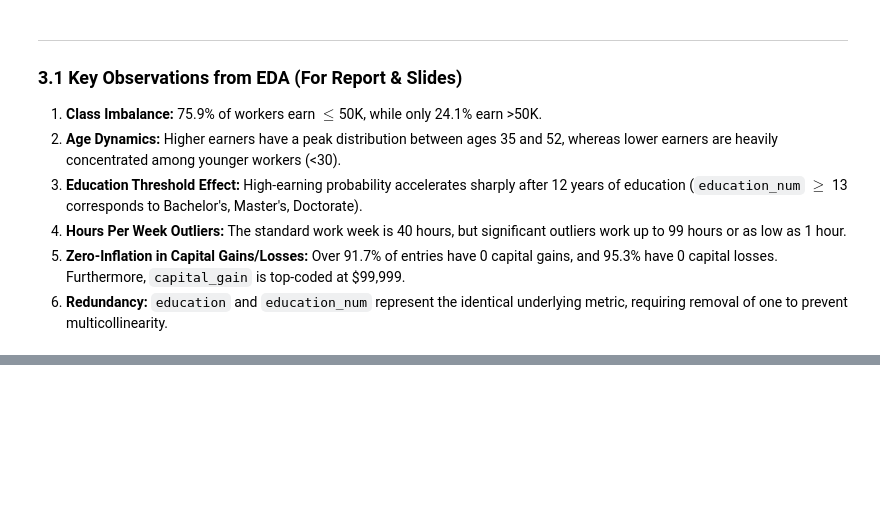
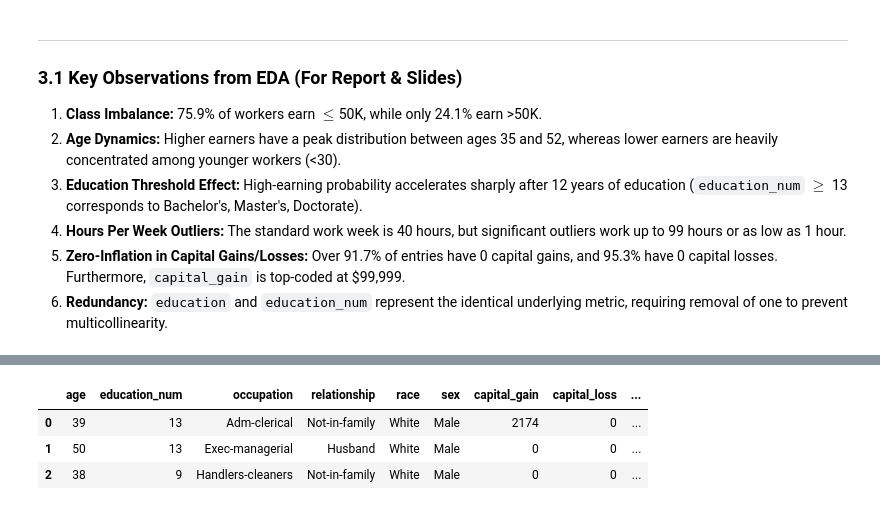
Before and after one commit to Mejri-Mehdi/Data-Prep-ML-Census-Income, a Jupyter notebook: notebooks/01_adult_census_data_prep_modeling.ipynb, the cells around one changed output, grey strips where cells are left out. Saved outputs shown, nothing was run; the diff lists cells and outputs as text; code cells hidden in the pictures; blank space fills up the shorter version.

Commit message:
data_prep_modeling data preparation and feature engineering

```diff
--- a/notebooks/01_adult_census_data_prep_modeling.ipynb
+++ b/notebooks/01_adult_census_data_prep_modeling.ipynb
@@ -229,0 +256,95 @@ Percentage of 0s in capital_loss: 95.33%
+# %%
+# 1. Clean Target Variable
+df_train['income'] = df_train['income'].str.rstrip('.')
+df_test['income']  = df_test['income'].str.rstrip('.')
+
+y_train = (df_train['income'] == '>50K').astype(int)
+y_test  = (df_test['income'] == '>50K').astype(int)
+
+# 2. Comprehensive Preprocessing & Feature Engineering Function
+def preprocess_census_data(df):
+    df = df.copy()
+
+    # Impute missing values with explicit category
+    df['workclass'] = df['workclass'].replace('?', 'Unknown')
+    df['occupation'] = df['occupation'].replace('?', 'Unknown')
+    df['native_country'] = df['native_country'].replace('?', 'Unknown')
+
+    # Marital status consolidation
+    marital_map = {
+        'Married-civ-spouse': 'Married',
+        'Married-AF-spouse': 'Married',
+        'Married-spouse-absent': 'Separated_Divorced',
+        'Divorced': 'Separated_Divorced',
+        'Separated': 'Separated_Divorced',
+        'Widowed': 'Widowed',
+        'Never-married': 'Never_Married'
+    }
+    df['marital_group'] = df['marital_status'].map(marital_map).fillna('Other')
+
+    # Native country consolidation
+    def map_country(country):
+        if country == 'United-States':
+            return 'United_States'
+        elif country in ['Mexico', 'Puerto-Rico', 'Cuba', 'Jamaica', 'Dominican-Republic',
+                         'Guatemala', 'El-Salvador', 'Columbia', 'Haiti', 'Nicaragua',
+                         'Peru', 'Ecuador', 'Trinadad&Tobago', 'Honduras']:
+            return 'Latin_America_Caribbean'
+        elif country in ['Philippines', 'India', 'China', 'Japan', 'Vietnam',
+                         'Taiwan', 'Iran', 'Hong', 'Thailand', 'Cambodia', 'Laos']:
+            return 'Asia'
+        elif country in ['Germany', 'England', 'Italy', 'Poland', 'Portugal',
+                         'Greece', 'Ireland', 'France', 'Yugoslavia', 'Scotland',
+                         'Hungary', 'Holand-Netherlands']:
+            return 'Europe'
+        else:
+            return 'Other_Region'
+
+    df['region'] = df['native_country'].apply(map_country)
+
+    # Workclass consolidation
+    def map_workclass(wc):
+        if wc in ['Federal-gov', 'Local-gov', 'State-gov']:
+            return 'Government'
+        elif wc in ['Self-emp-inc', 'Self-emp-not-inc']:
+            return 'Self_Employed'
+        elif wc == 'Private':
+            return 'Private'
+        else:
+            return 'Other_Unknown'
+    df['workclass_group'] = df['workclass'].apply(map_workclass)
+
+    # Feature Engineering
+    df['net_capital'] = df['capital_gain'] - df['capital_loss']
+    df['has_capital_gain'] = (df['capital_gain'] > 0).astype(int)
+    df['has_capital_loss'] = (df['capital_loss'] > 0).astype(int)
+    df['log_capital_gain'] = np.log1p(df['capital_gain'])
+    df['log_capital_loss'] = np.log1p(df['capital_loss'])
+
+    df['is_overtime'] = (df['hours_per_week'] > 40).astype(int)
+    df['hours_category'] = pd.cut(
+        df['hours_per_week'],
+        bins=[0, 34, 40, 50, 100],
+        labels=['Part_Time', 'Full_Time', 'Overtime', 'Extreme_Hours']
+    ).astype(str)
+
+    df['age_group'] = pd.cut(
+        df['age'],
+        bins=[16, 25, 45, 65, 100],
+        labels=['Young', 'Prime_Career', 'Mature_Career', 'Senior']
+    ).astype(str)
+
+    # Drop redundant, noisy, and raw consolidated features
+    drop_cols = ['education', 'fnlwgt', 'marital_status', 'native_country', 'workclass', 'income']
+    df_clean = df.drop(columns=[c for c in drop_cols if c in df.columns])
+
+    return df_clean
+
+# Transform raw splits
+X_train_raw = preprocess_census_data(df_train)
+X_test_raw  = preprocess_census_data(df_test)
+
+print(f"Preprocessed Train shape: {X_train_raw.shape}")
+print(f"Preprocessed Test shape:  {X_test_raw.shape}")
+X_train_raw.head(3)
+# %% [output]
@@ -229,0 +353,4 @@ Percentage of 0s in capital_loss: 95.33%
+|  | age | education_num | occupation | relationship | race | sex | capital_gain | capital_loss | ... |
+| 0 | 39 | 13 | Adm-clerical | Not-in-family | White | Male | 2174 | 0 | ... |
+| 1 | 50 | 13 | Exec-managerial | Husband | White | Male | 0 | 0 | ... |
+| 2 | 38 | 9 | Handlers-cleaners | Not-in-family | White | Male | 0 | 0 | ... |
```
Also changed, not shown: parts of 4 cells of this notebook, 2 other files.
